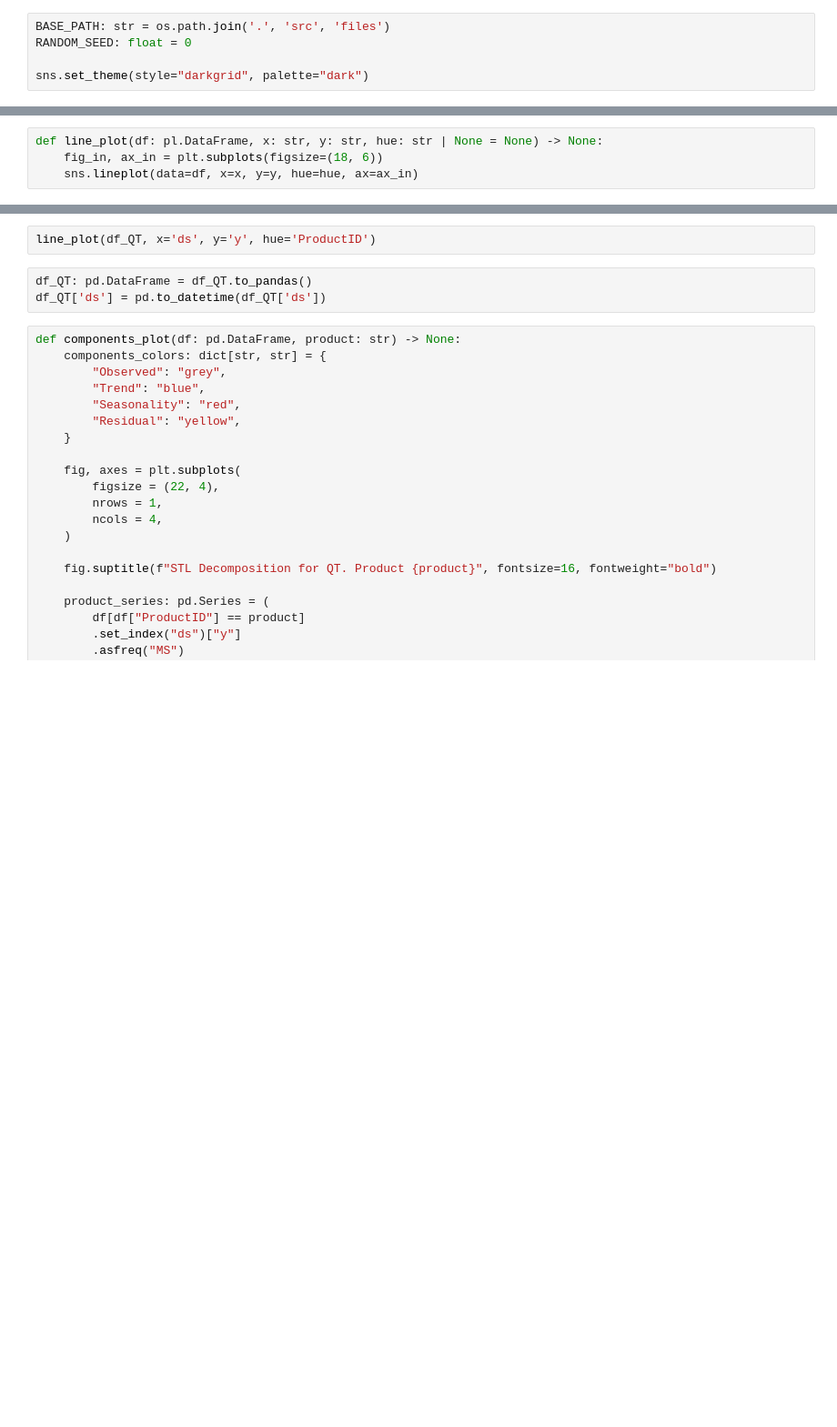
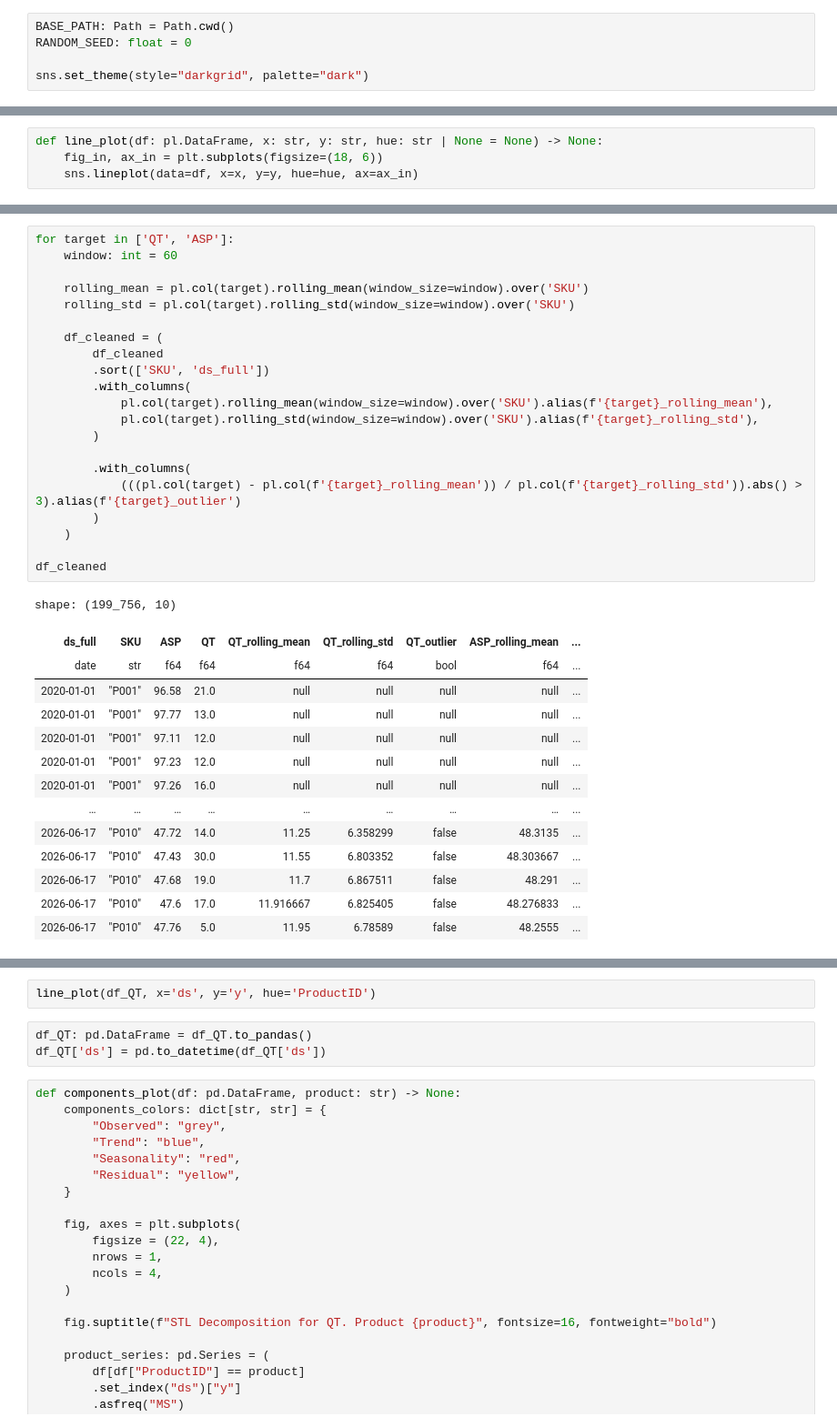
Before and after one commit to maranefabio/Company_Sales_Forecasting, a Jupyter notebook: main.ipynb, the cells around one changed output, grey strips where cells are left out. Shown at 91% size. Saved outputs shown, nothing was run; the diff lists cells and outputs as text; blank space fills up the shorter version.

```diff
--- a/main.ipynb
+++ b/main.ipynb
@@ -19,5 +9,5 @@ Error:
 # %%
-BASE_PATH: str = os.path.join('.', 'src', 'files')
+BASE_PATH: Path = Path.cwd()
 RANDOM_SEED: float = 0
 
 sns.set_theme(style="darkgrid", palette="dark")
@@ -83,3 +286,39 @@ line_plot(df_QT_noiseless, x='ds', y='y', hue='ProductID')
+# %%
+for target in ['QT', 'ASP']:
+    window: int = 60
+
+    rolling_mean = pl.col(target).rolling_mean(window_size=window).over('SKU')
+    rolling_std = pl.col(target).rolling_std(window_size=window).over('SKU')
+
+    df_cleaned = (
+        df_cleaned
+        .sort(['SKU', 'ds_full'])
+        .with_columns(
+            pl.col(target).rolling_mean(window_size=window).over('SKU').alias(f'{target}_rolling_mean'),
+            pl.col(target).rolling_std(window_size=window).over('SKU').alias(f'{target}_rolling_std'),
+        )
+
+        .with_columns(
+            (((pl.col(target) - pl.col(f'{target}_rolling_mean')) / pl.col(f'{target}_rolling_std')).abs() > 3).alias(f'{target}_outlier')
+        )
+    )
+
+df_cleaned
+# %% [output]
+shape: (199_756, 10)
+| ds_full | SKU | ASP | QT | QT_rolling_mean | QT_rolling_std | QT_outlier | ASP_rolling_mean | ... |
+| date | str | f64 | f64 | f64 | f64 | bool | f64 | ... |
+| 2020-01-01 | "P001" | 96.58 | 21.0 | null | null | null | null | ... |
+| 2020-01-01 | "P001" | 97.77 | 13.0 | null | null | null | null | ... |
+| 2020-01-01 | "P001" | 97.11 | 12.0 | null | null | null | null | ... |
+| 2020-01-01 | "P001" | 97.23 | 12.0 | null | null | null | null | ... |
+| 2020-01-01 | "P001" | 97.26 | 16.0 | null | null | null | null | ... |
+| … | … | … | … | … | … | … | … | ... |
+| 2026-06-17 | "P010" | 47.72 | 14.0 | 11.25 | 6.358299 | false | 48.3135 | ... |
+| 2026-06-17 | "P010" | 47.43 | 30.0 | 11.55 | 6.803352 | false | 48.303667 | ... |
+| 2026-06-17 | "P010" | 47.68 | 19.0 | 11.7 | 6.867511 | false | 48.291 | ... |
+| 2026-06-17 | "P010" | 47.6 | 17.0 | 11.916667 | 6.825405 | false | 48.276833 | ... |
+| 2026-06-17 | "P010" | 47.76 | 5.0 | 11.95 | 6.78589 | false | 48.2555 | ... |
 # %%
 noise: np.ndarray = np.ones(len(df_QT_noiseless))
 products: list[str] = df_QT_noiseless['ProductID'].unique().sort().to_list()
```
Also changed, not shown: parts of 23 cells of this notebook, 16 other files.
